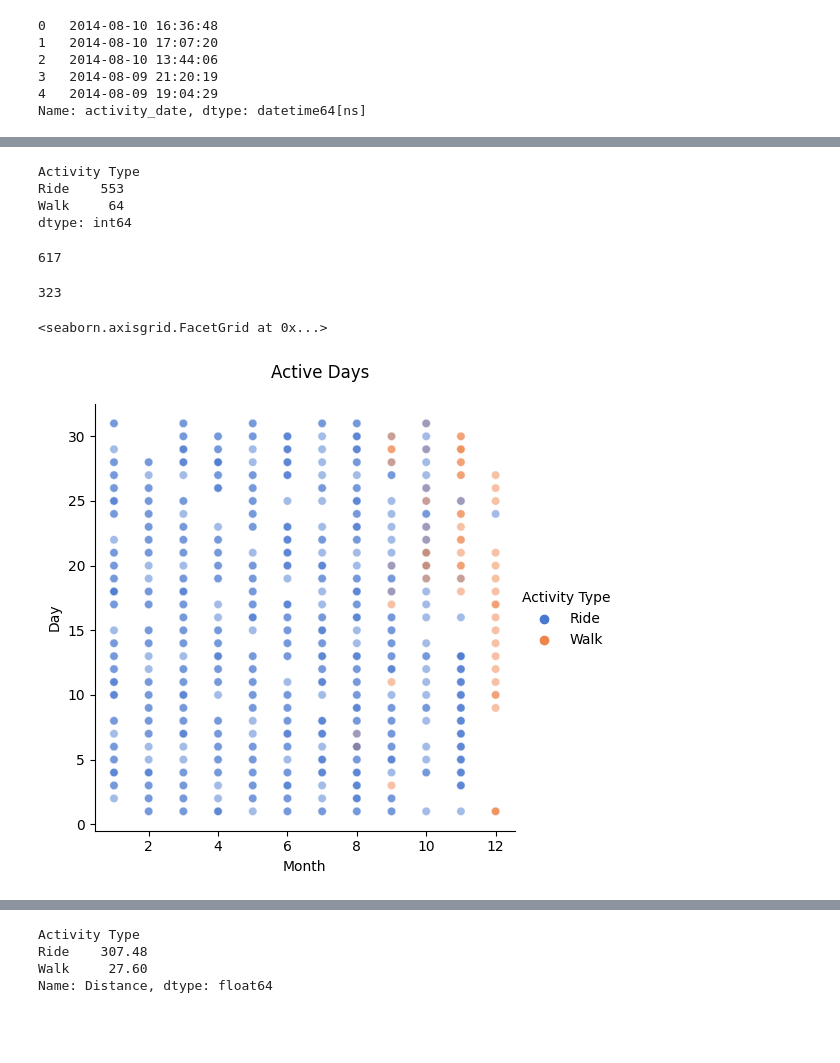
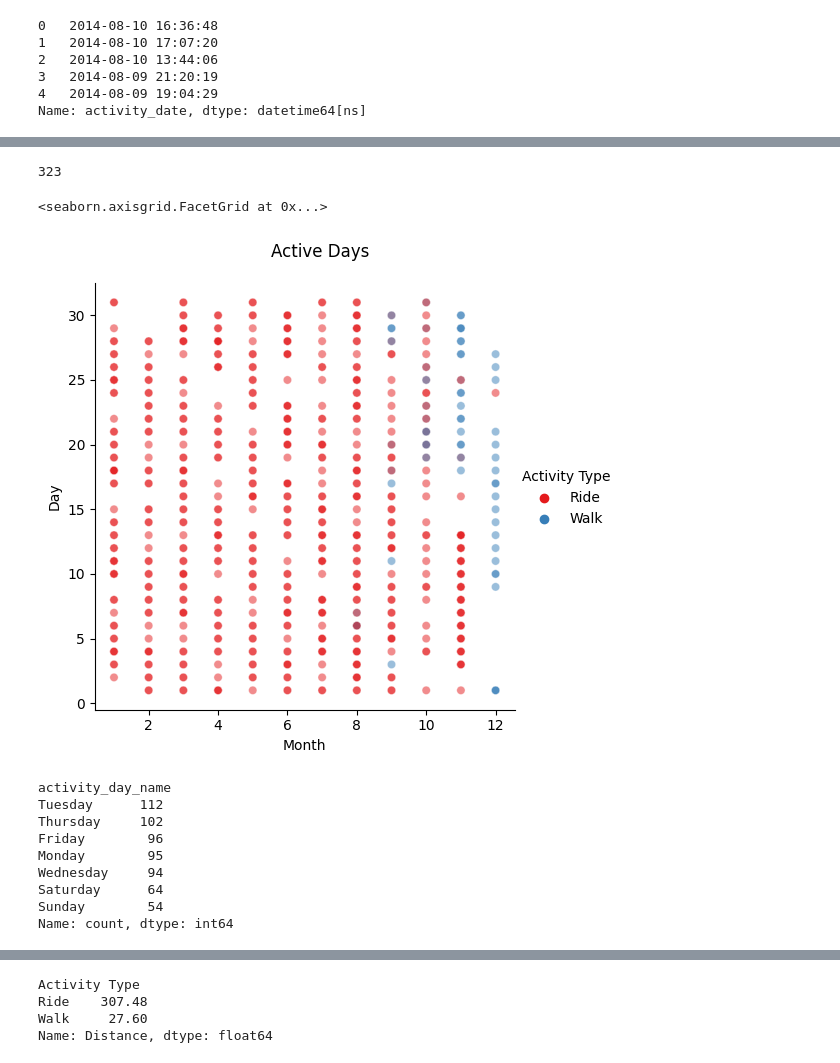
Before and after one commit to gyteniz/Strava_analize, a Jupyter notebook: strava_act.ipynb, the cells around one changed output, grey strips where cells are left out. Cells and saved outputs as stored; diff of their text form; code cells hidden in the pictures; blank space fills up the shorter version.

```diff
--- a/strava_act.ipynb
+++ b/strava_act.ipynb
@@ -178,17 +216,6 @@ df.head()
 | 3344 | 6466969824 | Jan 3, 2022, 3:34:40 PM | Some people have no idea what the... | Ride | https://www.Bandok.com - Give you... | 3080 | ... |
 | 3345 | 6469567160 | Jan 4, 2022, 5:09:06 AM | The day you stop racing, is the d... | Ride | https://www.Bandok.com - Give you... | 1950 | ... |
 | 3346 | 6471805022 | Jan 4, 2022, 3:18:52 PM | To the winch, wench! | Ride | https://www.Bandok.com - Give you... | 2082 | ... |
-# %%
-df.groupby(['Activity Type']).size()
-# %% [output]
-Activity Type
-Ride    553
-Walk     64
-dtype: int64
-# %%
-len(df)
-# %% [output]
-617
 # %%
 # number of active days
 len(df.groupby([df['activity_date'].dt.date]))
@@ -198,13 +225,26 @@ len(df.groupby([df['activity_date'].dt.date]))
 # adding new column month
 df['activity_month'] = df['activity_date'].dt.month
 df['activity_day'] = df['activity_date'].dt.day
+df['activity_day_name'] = df['activity_date'].dt.day_name()
 # %%
 g = sns.relplot(x='activity_month', y='activity_day', kind='scatter',
-            hue='Activity Type', alpha=.5, palette="muted", data=df)
+            hue='Activity Type', alpha=.5, palette="Set1", data=df)
 
 g.fig.suptitle('Active Days', y=1.05)
 
 g.set(xlabel='Month', ylabel='Day')
 # %% [output]
 <seaborn.axisgrid.FacetGrid at 0x...>
-[figure, old version]
+[figure, new version]
+# %%
+df["activity_day_name"].value_counts()
+# %% [output]
+activity_day_name
+Tuesday      112
+Thursday     102
+Friday        96
+Monday        95
+Wednesday     94
+Saturday      64
+Sunday        54
+Name: count, dtype: int64
```
Also changed, not shown: parts of 9 cells of this notebook.
